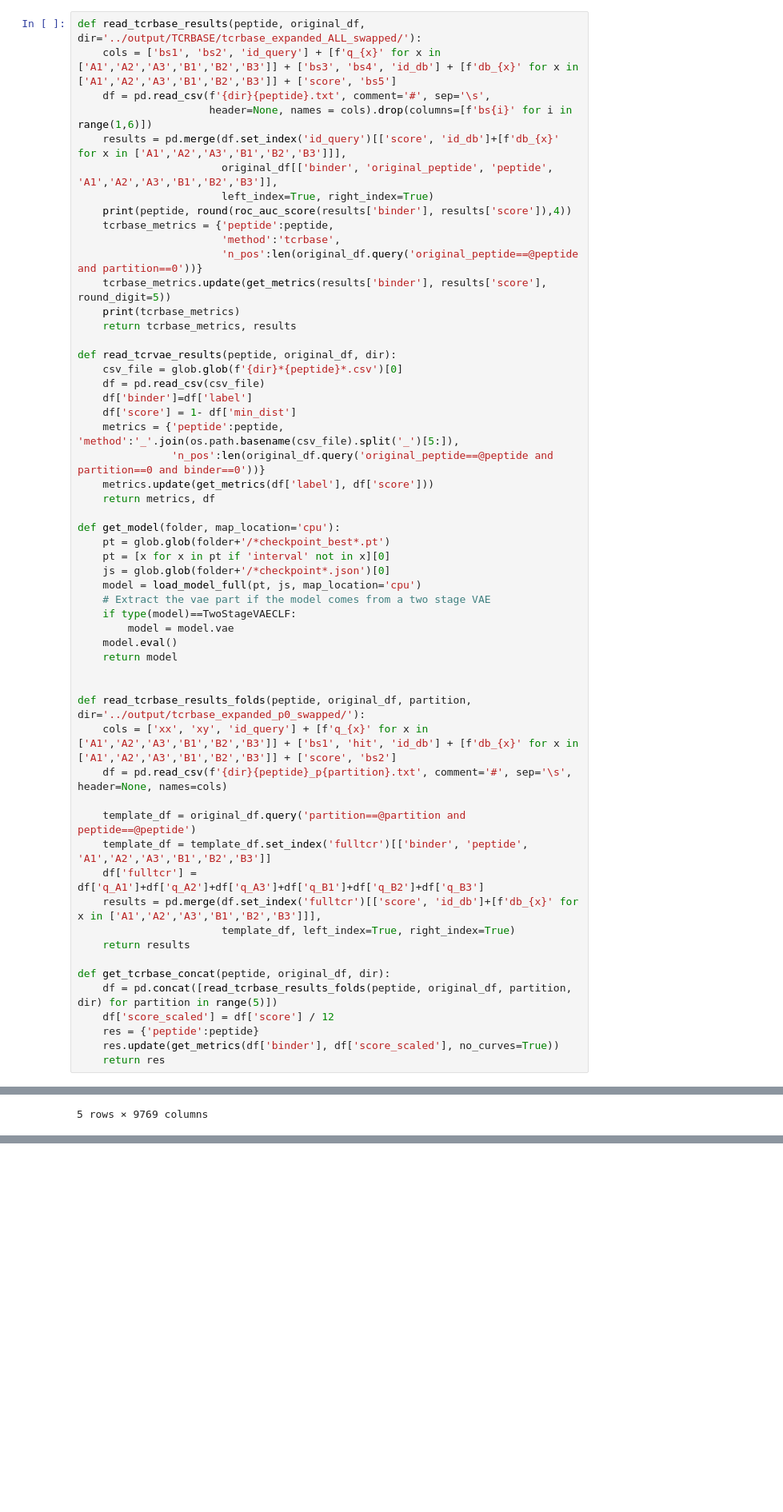
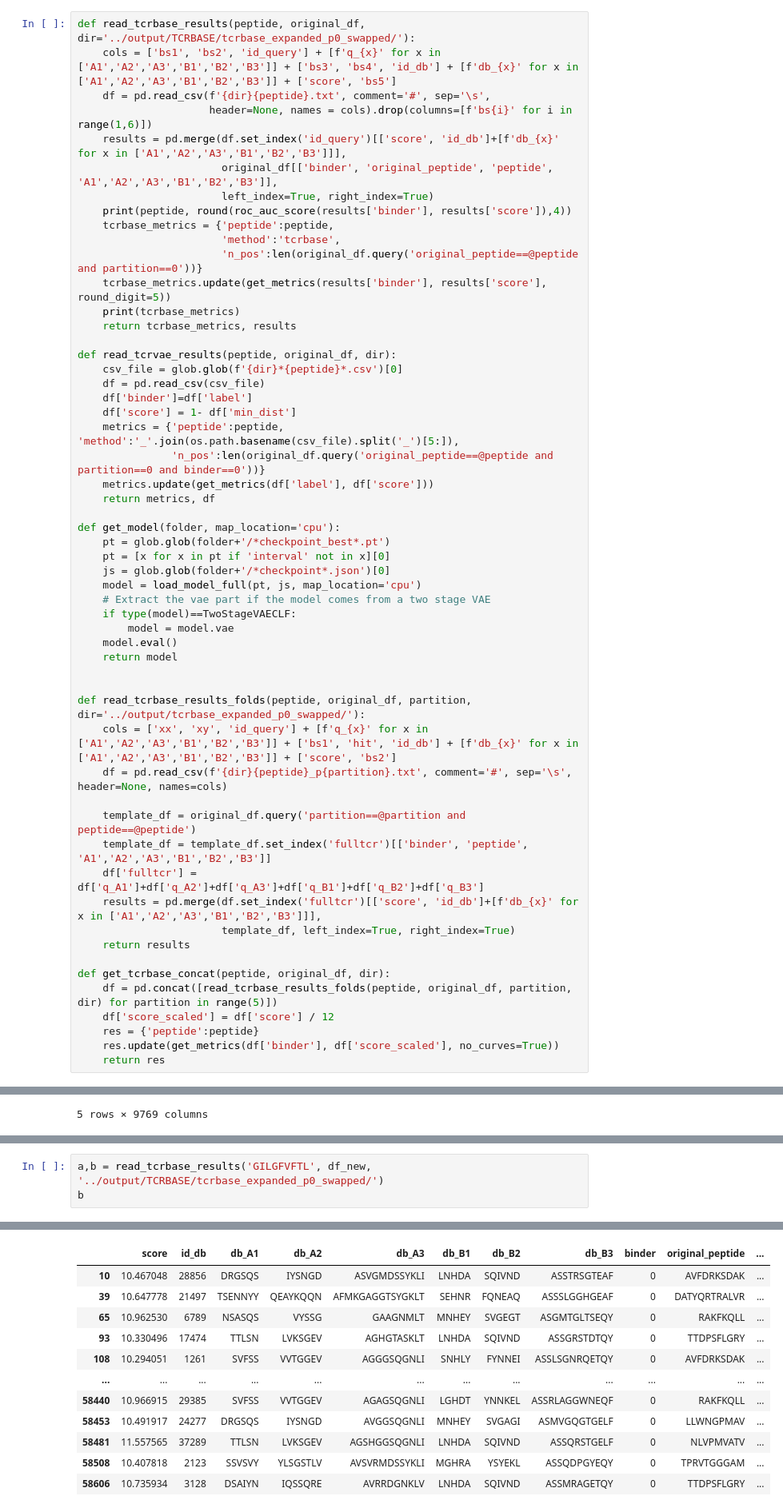
Before and after one commit to richieYT-wan/tclustr, a Jupyter notebook: notebooks/240422_LeavePepOutResults.ipynb, the cells around one changed output, grey strips where cells are left out. Shown at 80% size. Drawn from its saved outputs; the diff is of its cells as text; blank space fills up the shorter version.

```diff
--- a/notebooks/240422_LeavePepOutResults.ipynb
+++ b/notebooks/240422_LeavePepOutResults.ipynb
@@ -84,7 +82,7 @@ metrics, results = read_tcrbase_results('ELAGIGILTV', filt_df, '../output/TCRBAS
 ELAGIGILTV 0.932
 {'peptide': 'ELAGIGILTV', 'method': 'tcrbase', 'n_pos': 429, 'auc': 0.93198, 'auc_01': 0.80832, 'auc_01_real': 0.63581, 'precision': 0.16758, 'recall': 1.0, 'accuracy': 0.16758, 'AP': 0.80004}
 # %%
-def read_tcrbase_results(peptide, original_df, dir='../output/TCRBASE/tcrbase_expanded_ALL_swapped/'):
+def read_tcrbase_results(peptide, original_df, dir='../output/TCRBASE/tcrbase_expanded_p0_swapped/'):
     cols = ['bs1', 'bs2', 'id_query'] + [f'q_{x}' for x in ['A1','A2','A3','B1','B2','B3']] + ['bs3', 'bs4', 'id_db'] + [f'db_{x}' for x in ['A1','A2','A3','B1','B2','B3']] + ['score', 'bs5']
     df = pd.read_csv(f'{dir}{peptide}.txt', comment='#', sep='\s',
                      header=None, names = cols).drop(columns=[f'bs{i}' for i in range(1,6)])
@@ -363,0 +364,4 @@ display(tbcr_dm140.head())
+# %%
+a,b = read_tcrbase_results('GILGFVFTL', df_new, '../output/TCRBASE/tcrbase_expanded_p0_swapped/')
+b
+# %% [output]
@@ -363,0 +370,12 @@ display(tbcr_dm140.head())
+|  | score | id_db | db_A1 | db_A2 | db_A3 | db_B1 | db_B2 | db_B3 | binder | original_peptide | ... |
+| 10 | 10.467048 | 28856 | DRGSQS | IYSNGD | ASVGMDSSYKLI | LNHDA | SQIVND | ASSTRSGTEAF | 0 | AVFDRKSDAK | ... |
+| 39 | 10.647778 | 21497 | TSENNYY | QEAYKQQN | AFMKGAGGTSYGKLT | SEHNR | FQNEAQ | ASSSLGGHGEAF | 0 | DATYQRTRALVR | ... |
+| 65 | 10.962530 | 6789 | NSASQS | VYSSG | GAAGNMLT | MNHEY | SVGEGT | ASGMTGLTSEQY | 0 | RAKFKQLL | ... |
+| 93 | 10.330496 | 17474 | TTLSN | LVKSGEV | AGHGTASKLT | LNHDA | SQIVND | ASSGRSTDTQY | 0 | TTDPSFLGRY | ... |
+| 108 | 10.294051 | 1261 | SVFSS | VVTGGEV | AGGGSQGNLI | SNHLY | FYNNEI | ASSLSGNRQETQY | 0 | AVFDRKSDAK | ... |
+| ... | ... | ... | ... | ... | ... | ... | ... | ... | ... | ... | ... |
+| 58440 | 10.966915 | 29385 | SVFSS | VVTGGEV | AGAGSQGNLI | LGHDT | YNNKEL | ASSRLAGGWNEQF | 0 | RAKFKQLL | ... |
+| 58453 | 10.491917 | 24277 | DRGSQS | IYSNGD | AVGGSQGNLI | MNHEY | SVGAGI | ASMVGQGTGELF | 0 | LLWNGPMAV | ... |
+| 58481 | 11.557565 | 37289 | TTLSN | LVKSGEV | AGSHGGSQGNLI | LNHDA | SQIVND | ASSQRSTGELF | 0 | NLVPMVATV | ... |
+| 58508 | 10.407818 | 2123 | SSVSVY | YLSGSTLV | AVSVRMDSSYKLI | MGHRA | YSYEKL | ASSQDPGYEQY | 0 | TPRVTGGGAM | ... |
+| 58606 | 10.735934 | 3128 | DSAIYN | IQSSQRE | AVRRDGNKLV | LNHDA | SQIVND | ASSMRAGETQY | 0 | TTDPSFLGRY | ... |
```
Also changed, not shown: parts of 12 cells of this notebook, 5 other files.
